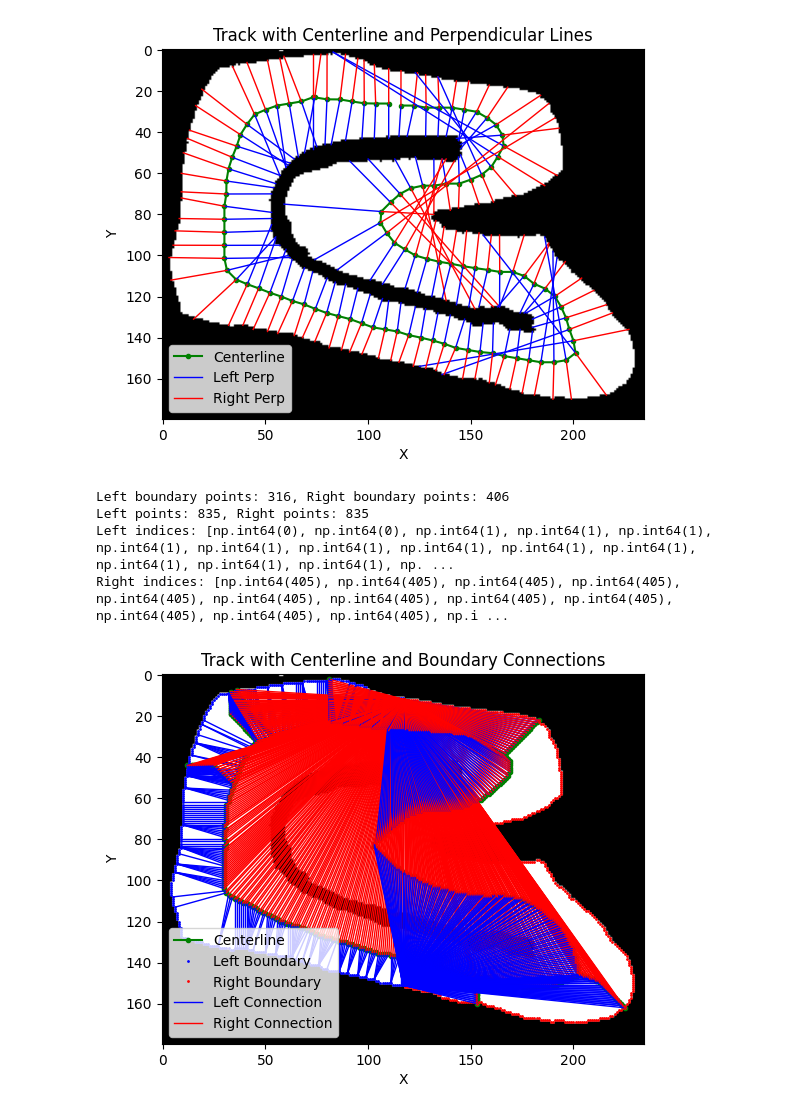
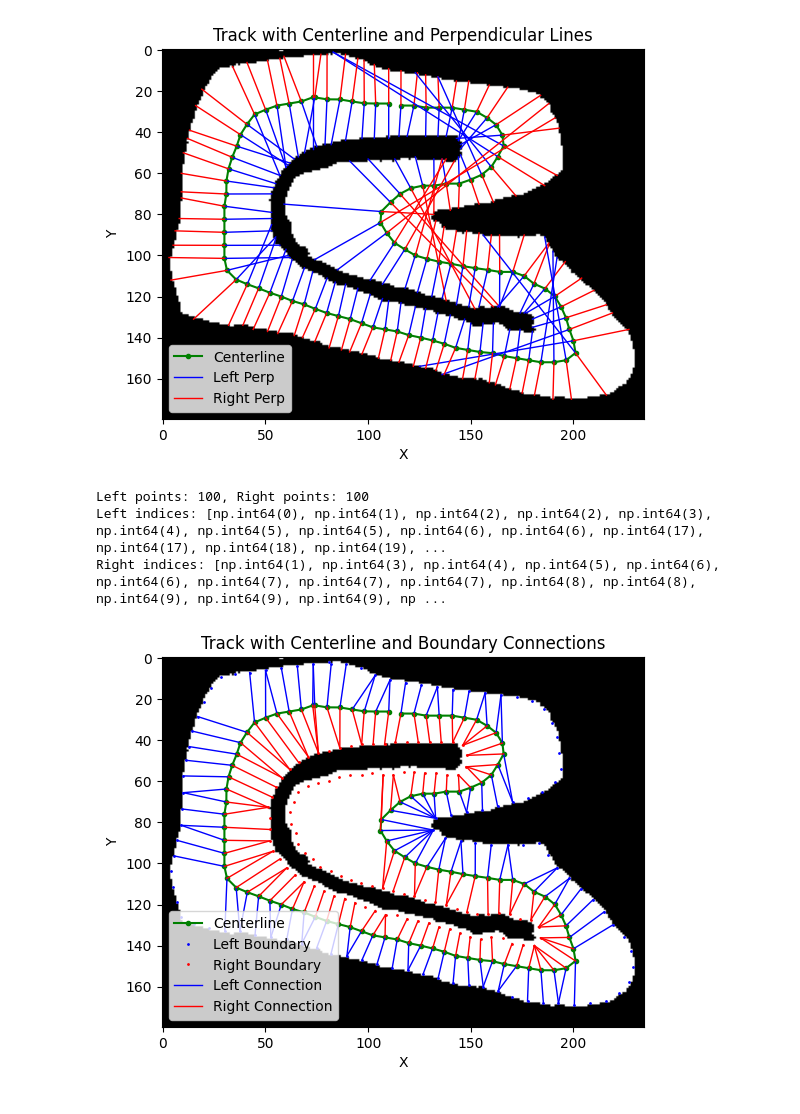
Before and after one commit to anjrew/race-lines-optimization, a Jupyter notebook: notebooks/track_coordinates.ipynb, the cells around one changed output. Cells and saved outputs as stored; diff of their text form; code cells hidden in the pictures.

```diff
--- a/notebooks/track_coordinates.ipynb
+++ b/notebooks/track_coordinates.ipynb
@@ -1454,20 +1454,18 @@ def plot_track_and_connections(
 # %%
 
-print(f"Left boundary points: {len(left_boundary)}, Right boundary points: {len(right_boundary)}")
 
 # Find closest boundary points with index constraint
 left_points, right_points, left_indices, right_indices = find_closest_boundary_points(
-    centerline_points=center_line_coords, left_boundary, right_boundary
+    centerline_points=center_line_coords, left_boundary=outer_waypoints, right_boundary=inner_waypoints
 )
 print(f"Left points: {len(left_points)}, Right points: {len(right_points)}")
 print(f"Left indices: {left_indices}")
 print(f"Right indices: {right_indices}")
 
 # Plot the result
-plot_track_and_connections(binary, centerline_points, left_boundary, right_boundary, left_points, right_points)
+plot_track_and_connections(binary, center_line_coords, outer_waypoints, inner_waypoints, left_points, right_points)
 # %% [output]
-Left boundary points: 316, Right boundary points: 406
-Left points: 835, Right points: 835
-Left indices: [np.int64(0), np.int64(0), np.int64(1), np.int64(1), np.int64(1), np.int64(1), np.int64(1), np.int64(1), np.int64(1), np.int64(1), np.int64(1), np.int64(1), np.int64(1), np.int64(1), np. ...
-Right indices: [np.int64(405), np.int64(405), np.int64(405), np.int64(405), np.int64(405), np.int64(405), np.int64(405), np.int64(405), np.int64(405), np.int64(405), np.int64(405), np.int64(405), np.i ...
+Left points: 100, Right points: 100
+Left indices: [np.int64(0), np.int64(1), np.int64(2), np.int64(2), np.int64(3), np.int64(4), np.int64(5), np.int64(5), np.int64(6), np.int64(6), np.int64(17), np.int64(17), np.int64(18), np.int64(19), ...
+Right indices: [np.int64(1), np.int64(3), np.int64(4), np.int64(5), np.int64(6), np.int64(6), np.int64(7), np.int64(7), np.int64(7), np.int64(8), np.int64(8), np.int64(9), np.int64(9), np.int64(9), np ...
-[figure, old version]
+[figure, new version]
```
Also changed, not shown: parts of 2 cells of this notebook.
